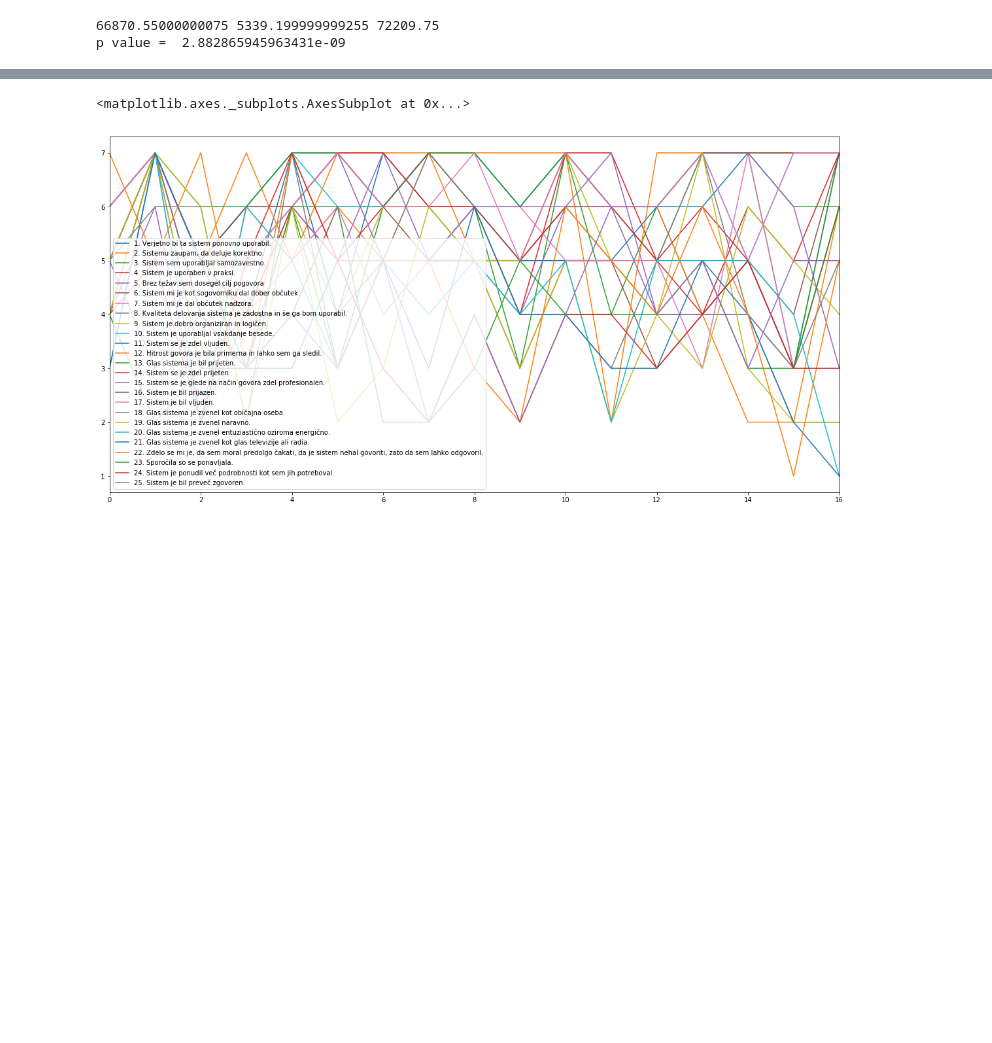
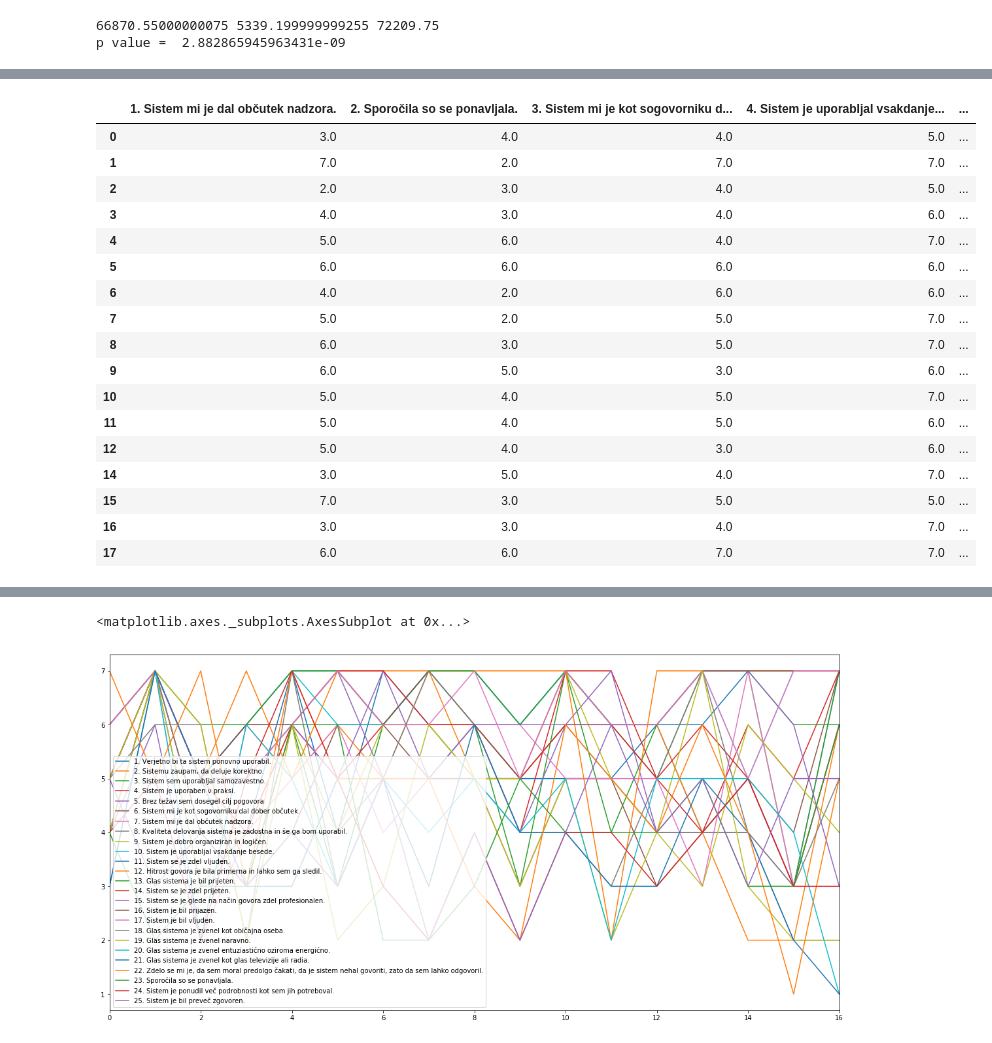
Before and after one commit to andrejkk/OPvTK, a Jupyter notebook: AKosir-OPvTK-Lec09_ExperimentalDesignAndImpl_SLO.ipynb, the cells around one changed output, grey strips where cells are left out. Cells and saved outputs as stored; diff of their text form; code cells hidden in the pictures; blank space fills up the shorter version.

```diff
--- a/AKosir-OPvTK-Lec09_ExperimentalDesignAndImpl_SLO.ipynb
+++ b/AKosir-OPvTK-Lec09_ExperimentalDesignAndImpl_SLO.ipynb
@@ -1312,0 +824,21 @@ Eksperimentalni načrt da podatke za **testiranje hipotez**
+# %%
+data_qs_df
+# %% [output]
+|  | 1. Sistem mi je dal občutek nadzora. | 2. Sporočila so se ponavljala. | 3. Sistem mi je kot sogovorniku d... | 4. Sistem je uporabljal vsakdanje... | ... |
+| 0 | 3.0 | 4.0 | 4.0 | 5.0 | ... |
+| 1 | 7.0 | 2.0 | 7.0 | 7.0 | ... |
+| 2 | 2.0 | 3.0 | 4.0 | 5.0 | ... |
+| 3 | 4.0 | 3.0 | 4.0 | 6.0 | ... |
+| 4 | 5.0 | 6.0 | 4.0 | 7.0 | ... |
+| 5 | 6.0 | 6.0 | 6.0 | 6.0 | ... |
+| 6 | 4.0 | 2.0 | 6.0 | 6.0 | ... |
+| 7 | 5.0 | 2.0 | 5.0 | 7.0 | ... |
+| 8 | 6.0 | 3.0 | 5.0 | 7.0 | ... |
+| 9 | 6.0 | 5.0 | 3.0 | 6.0 | ... |
+| 10 | 5.0 | 4.0 | 5.0 | 7.0 | ... |
+| 11 | 5.0 | 4.0 | 5.0 | 6.0 | ... |
+| 12 | 5.0 | 4.0 | 3.0 | 6.0 | ... |
+| 14 | 3.0 | 5.0 | 4.0 | 7.0 | ... |
+| 15 | 7.0 | 3.0 | 5.0 | 5.0 | ... |
+| 16 | 3.0 | 3.0 | 4.0 | 7.0 | ... |
+| 17 | 6.0 | 6.0 | 7.0 | 7.0 | ... |
```
Also changed, not shown: parts of 53 cells of this notebook.
